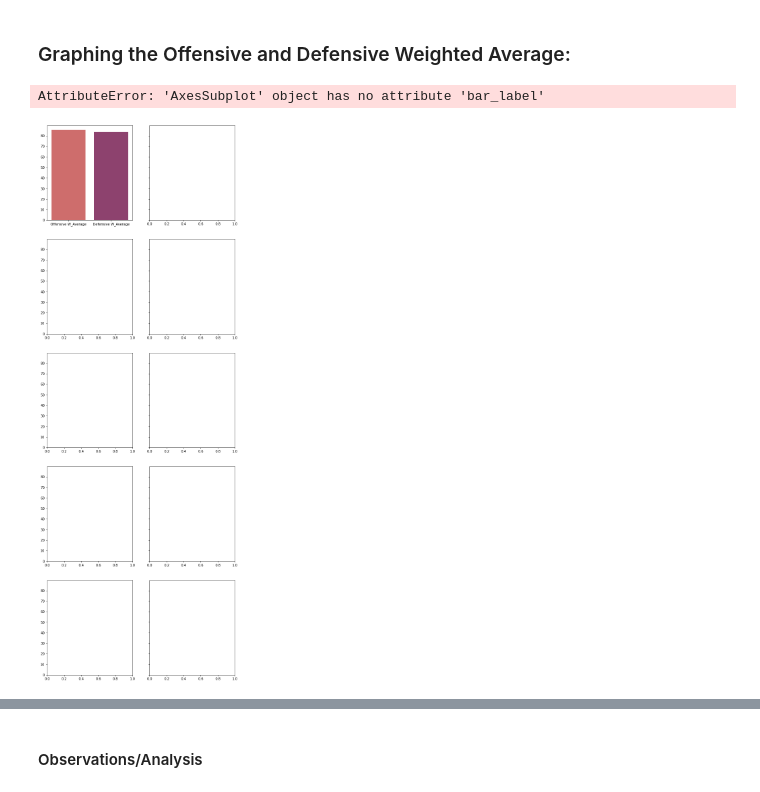
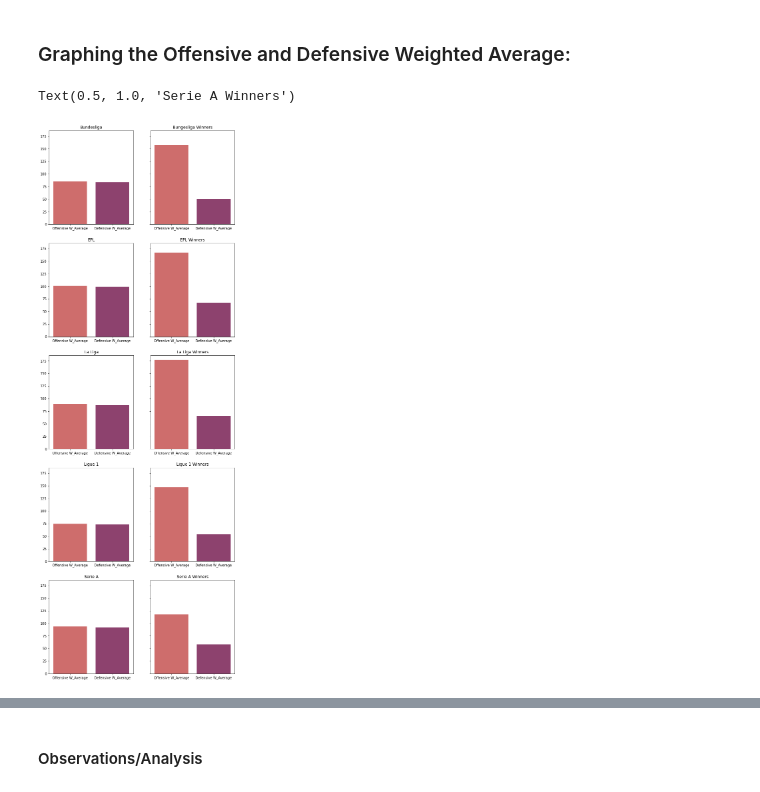
Before and after one commit to data301-2021-summer2/football-metrics-analysis, a Jupyter notebook: analysis/Final_Unified_Analysis.ipynb, the cells around one changed output, grey strips where cells are left out. Saved outputs shown, nothing was run; the diff lists cells and outputs as text; code cells hidden in the pictures.

```diff
--- a/analysis/Final_Unified_Analysis.ipynb
+++ b/analysis/Final_Unified_Analysis.ipynb
@@ -121,42 +120,32 @@ display(df_av)
 # %%
 fig, axes = plt.subplots(5, 2, figsize=(10,30),sharey=True)
 plt.rcParams['font.family'] = "serif"
 sns.set_context(font_scale=1.5)
 #fig.suptitle('Comparing the Top Teams and their League in Regards to their Offensive and Defensive Weighted Average ')
 ax = sns.barplot(ax = axes[0,0], data = df_av.iloc[0:1], palette='flare')
-ax.bar_label(ax.containers[0])
 ax2 = sns.barplot(ax = axes[0,1], data = df_av.iloc[1:2], palette='flare')
-ax2.bar_label(ax2.containers[0])
 ax3 = sns.barplot(ax = axes[1,0], data = df_av.iloc[2:3], palette='flare')
-ax3.bar_label(ax3.containers[0])
 ax4 = sns.barplot(ax = axes[1,1], data = df_av.iloc[3:4], palette='flare')
-ax4.bar_label(ax4.containers[0])
 ax5 = sns.barplot(ax = axes[2,0], data = df_av.iloc[4:5], palette='flare')
-ax5.bar_label(ax5.containers[0])
 ax6 = sns.barplot(ax = axes[2,1], data = df_av.iloc[5:6], palette='flare')
-ax6.bar_label(ax6.containers[0])
 ax7 = sns.barplot(ax = axes[3,0], data = df_av.iloc[6:7], palette='flare')
-ax7.bar_label(ax7.containers[0])
 ax8 = sns.barplot(ax = axes[3,1], data = df_av.iloc[7:8], palette='flare')
-ax8.bar_label(ax8.containers[0])
 ax9 = sns.barplot(ax = axes[4,0], data = df_av.iloc[8:9], palette='flare')
-ax9.bar_label(ax9.containers[0])
 ax10 = sns.barplot(ax = axes[4,1], data = df_av.iloc[9:10], palette='flare')
-ax10.bar_label(ax10.containers[0])
 
 axes[0,0].set_title('Bundesliga')
 axes[0,1].set_title('Bungesliga Winners')
 axes[1,0].set_title('EPL')
 axes[1,1].set_title('EPL Winners')
 axes[2,0].set_title('La Liga')
 axes[2,1].set_title('La Liga Winners')
 axes[3,0].set_title('Ligue 1')
 axes[3,1].set_title('Ligue 1 Winners')
 axes[4,0].set_title('Serie A')
 axes[4,1].set_title('Serie A Winners')
 # %% [output]
-AttributeError: 'AxesSubplot' object has no attribute 'bar_label'
+Text(0.5, 1.0, 'Serie A Winners')
-[figure, old version]
+[figure, new version]
 # %%
 plt.figure(figsize=(11,6))
 fig = sns.scatterplot(data = df_av, y='League', x='Offensive W_Average')
```
Also changed, not shown: parts of 15 cells of this notebook, 5 other files.
